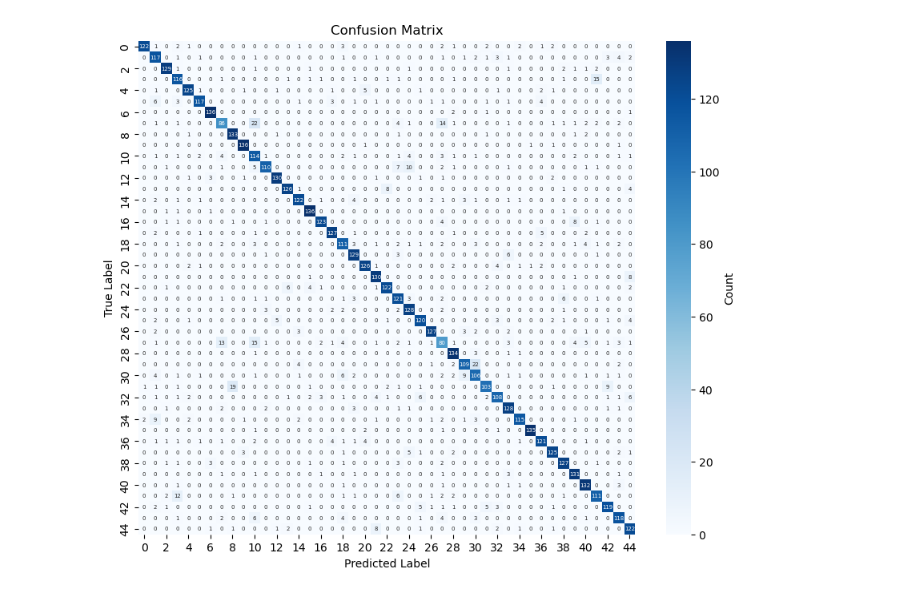
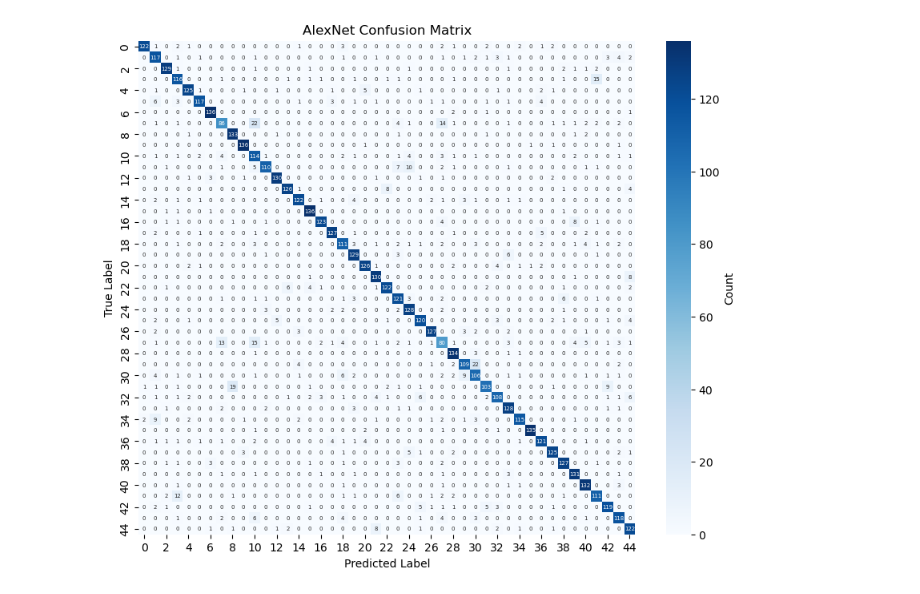
Before and after one commit to JackieLin2004/Intelligent-RS, a Jupyter notebook: AlexNet/draw_indicators.ipynb, the cells around one changed output. Drawn from its saved outputs; the diff is of its cells as text; code cells hidden in the pictures.

Commit message:
Completion of AlexNet's metrics chart

```diff
--- a/AlexNet/draw_indicators.ipynb
+++ b/AlexNet/draw_indicators.ipynb
@@ -1,29 +1,29 @@
 # %%
 import matplotlib.pyplot as plt
 import seaborn as sns
 from sklearn.metrics import confusion_matrix
 
 # 读取真实标签和预测结果
 all_labels = []
 all_preds = []
 with open("./best_model_labels_preds.txt", "r") as f:
     for line in f:
         label, pred = map(int, line.strip().split())
         all_labels.append(label)
         all_preds.append(pred)
 
 # 计算混淆矩阵
 conf_matrix = confusion_matrix(all_labels, all_preds)
 
 # 绘制混淆矩阵热力图
 plt.figure(figsize=(10, 8))  # 调整图形大小
 sns.heatmap(conf_matrix, annot=True, fmt="d", cmap="Blues", cbar_kws={'label': 'Count'}, annot_kws={"size": 5})
 plt.xlabel("Predicted Label")
 plt.ylabel("True Label")
-plt.title("Confusion Matrix")
+plt.title("AlexNet Confusion Matrix")
 
 # 保存图像
-plt.savefig("./confusion_matrix.png", dpi=500)  # 保存为高分辨率图片
+plt.savefig("./AlexNet_Confusion_Matrix.png", dpi=500)  # 保存为高分辨率图片
 plt.show()
 # %% [output]
-[figure, old version]
+[figure, new version]
```
Also changed, not shown: parts of 2 cells of this notebook, 3 other files.
